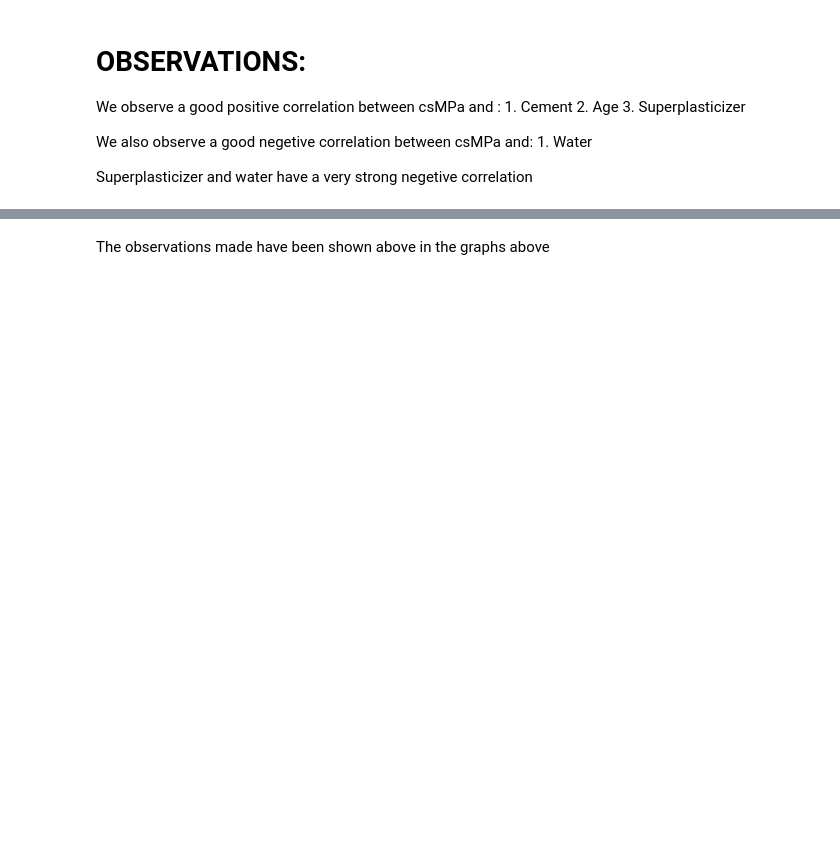
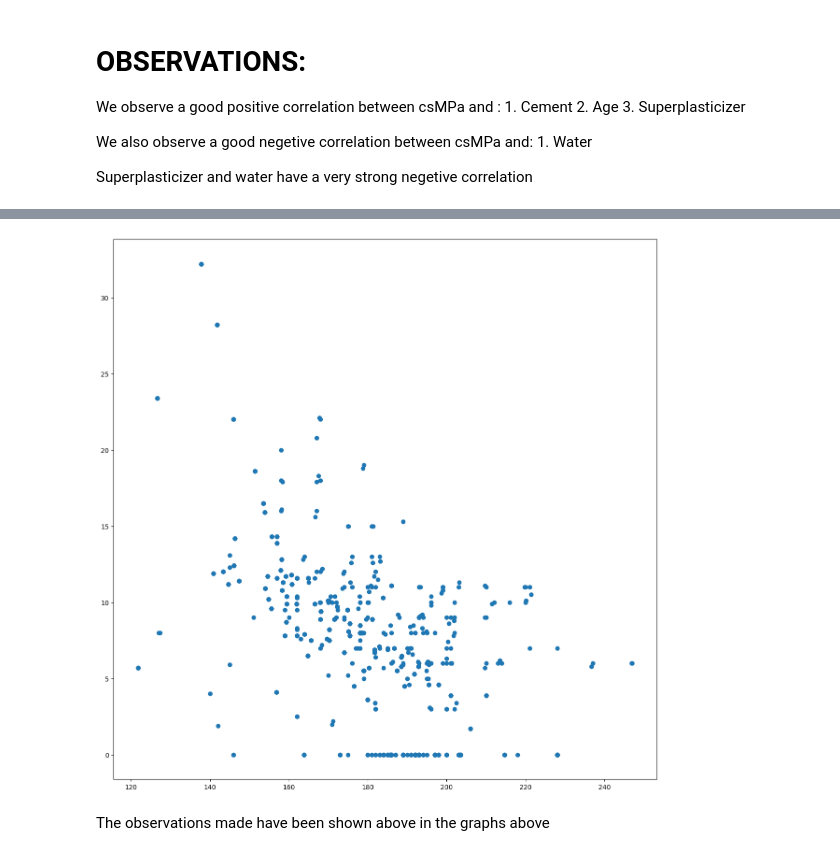
Before and after one commit to Sevinda-Herath/Concrete_Strength_Prediction_AI_Model, a Jupyter notebook: Concrete_Strength_regression.ipynb, the cells around one changed output, grey strips where cells are left out. Saved outputs shown, nothing was run; the diff lists cells and outputs as text; code cells hidden in the pictures; blank space fills up the shorter version.

```diff
--- a/Concrete_Strength_regression.ipynb
+++ b/Concrete_Strength_regression.ipynb
@@ -156,9 +185,11 @@ plt.show()
 # %%
 plt.figure(figsize = (15,15))
 plt.scatter(x = 'water',
-           y = 'superplasticizer',
+           y = 'superplastic',
            data = data)
 plt.show()
+# %% [output]
+[figure, added]
 # %% [markdown]
 The observations made have been shown above in the graphs above
 # %%
```
Also changed, not shown: parts of 28 cells of this notebook, 2 other files.
